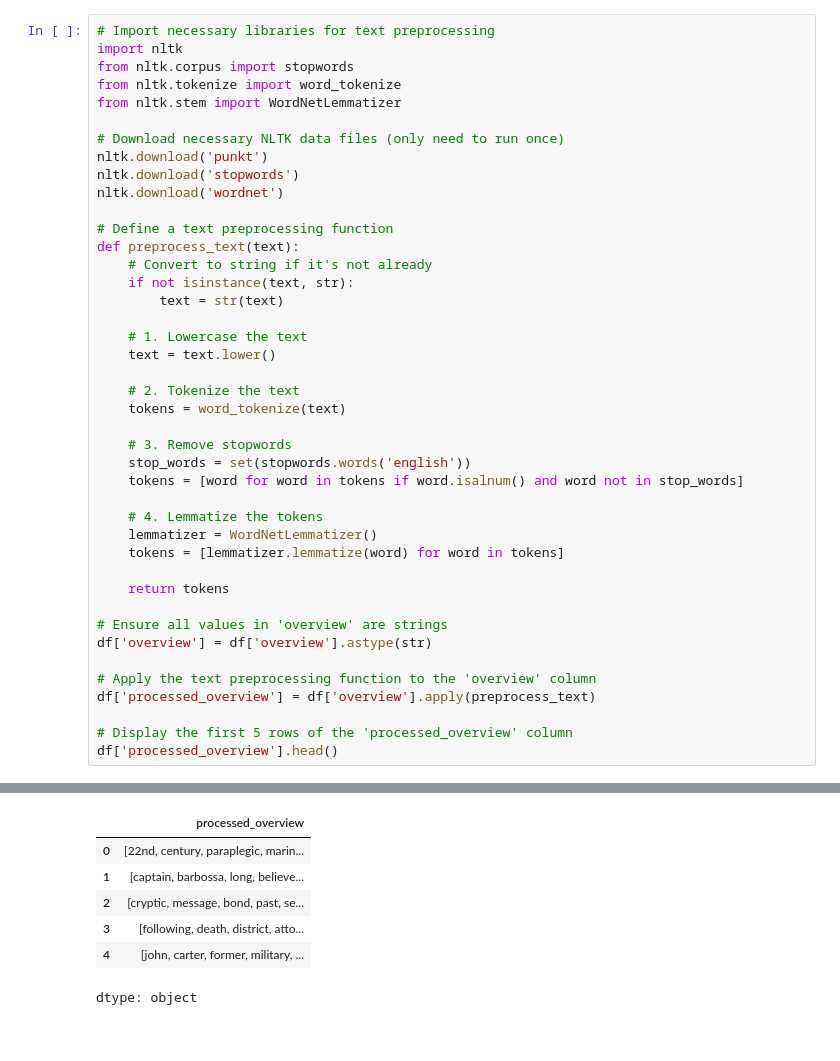
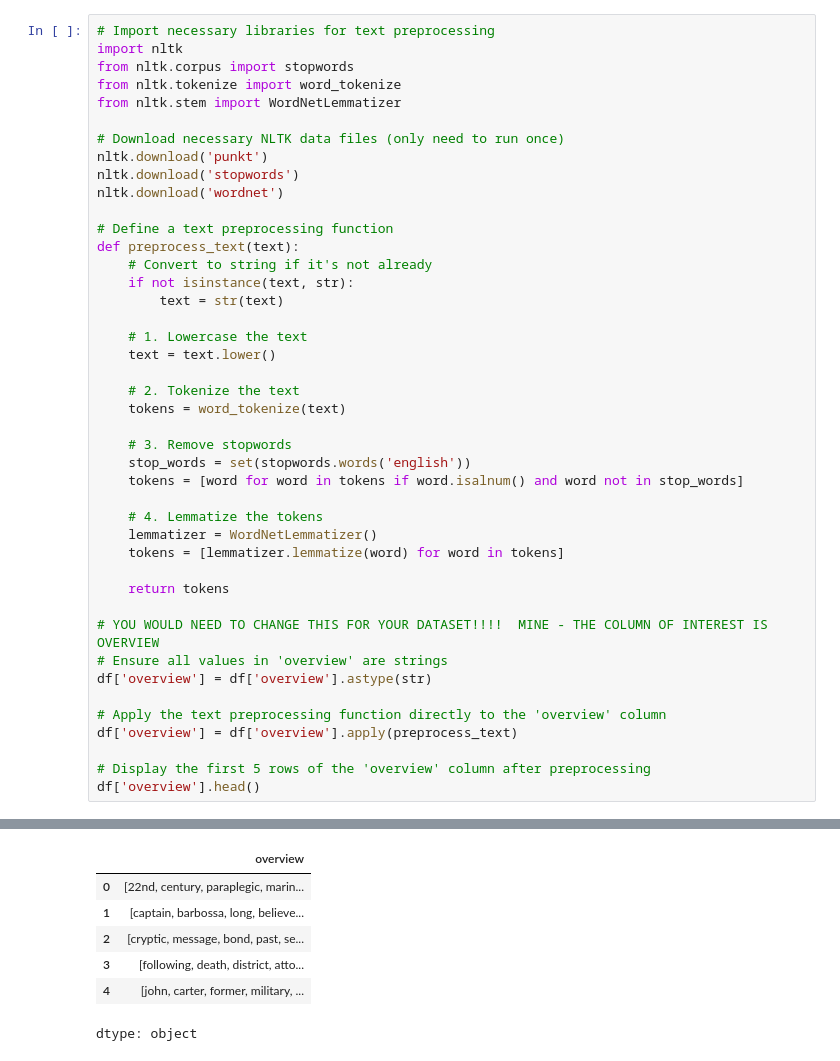
Before and after one commit to rahcoderepo/NLP, a Jupyter notebook: Oct4_AICourse.ipynb, the cells around one changed output, grey strips where cells are left out. Drawn from its saved outputs; the diff is of its cells as text.

```diff
--- a/Oct4_AICourse.ipynb
+++ b/Oct4_AICourse.ipynb
@@ -81,13 +52,14 @@ def preprocess_text(text):
 
     return tokens
 
+# YOU WOULD NEED TO CHANGE THIS FOR YOUR DATASET!!!!  MINE - THE COLUMN OF INTEREST IS OVERVIEW
 # Ensure all values in 'overview' are strings
 df['overview'] = df['overview'].astype(str)
 
-# Apply the text preprocessing function to the 'overview' column
-df['processed_overview'] = df['overview'].apply(preprocess_text)
+# Apply the text preprocessing function directly to the 'overview' column
+df['overview'] = df['overview'].apply(preprocess_text)
 
-# Display the first 5 rows of the 'processed_overview' column
-df['processed_overview'].head()
+# Display the first 5 rows of the 'overview' column after preprocessing
+df['overview'].head()
 # %% [output]
 [nltk_data] Downloading package punkt to /root/nltk_data...
@@ -99,4 +70,4 @@ df['processed_overview'].head()
-|  | processed_overview |
+|  | overview |
 | 0 | [22nd, century, paraplegic, marin... |
 | 1 | [captain, barbossa, long, believe... |
 | 2 | [cryptic, message, bond, past, se... |
```
Also changed, not shown: parts of 4 cells of this notebook.
